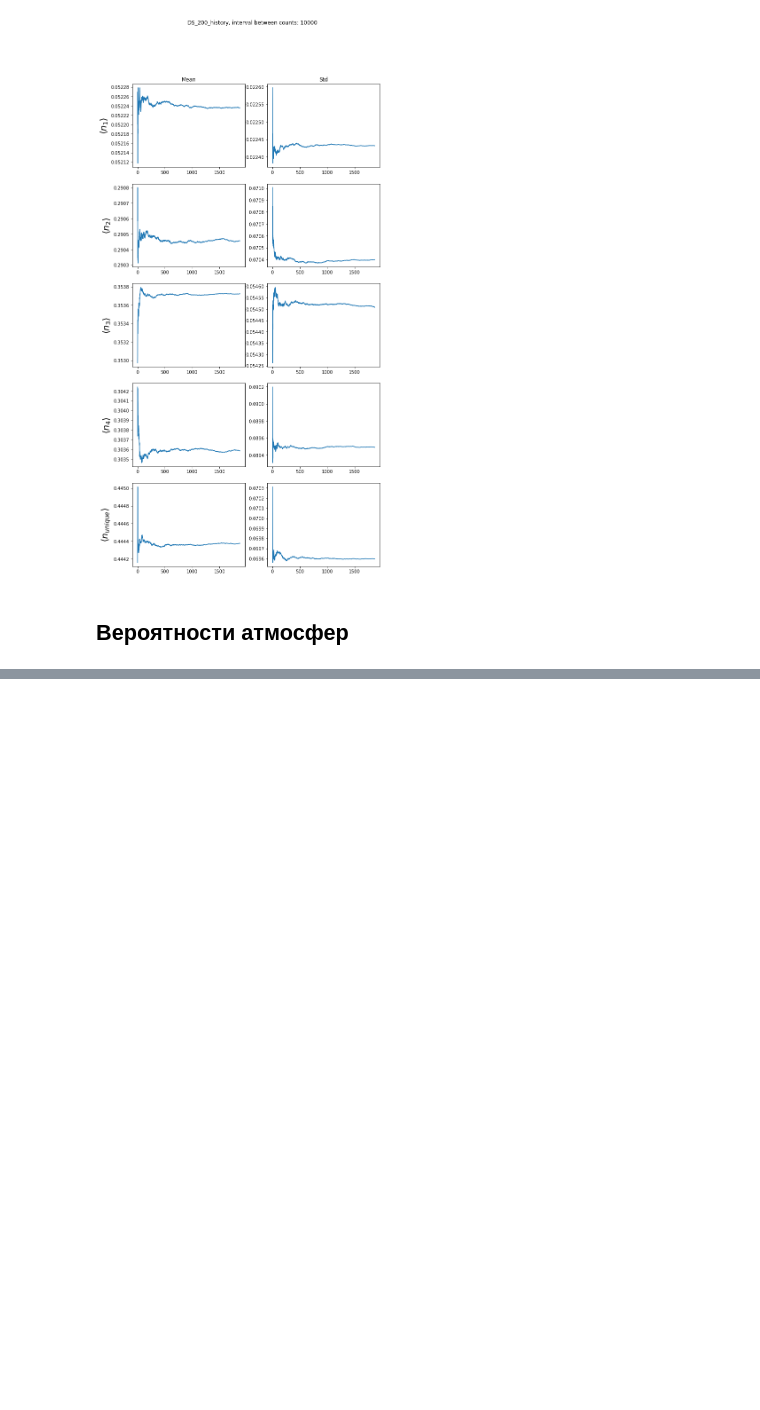
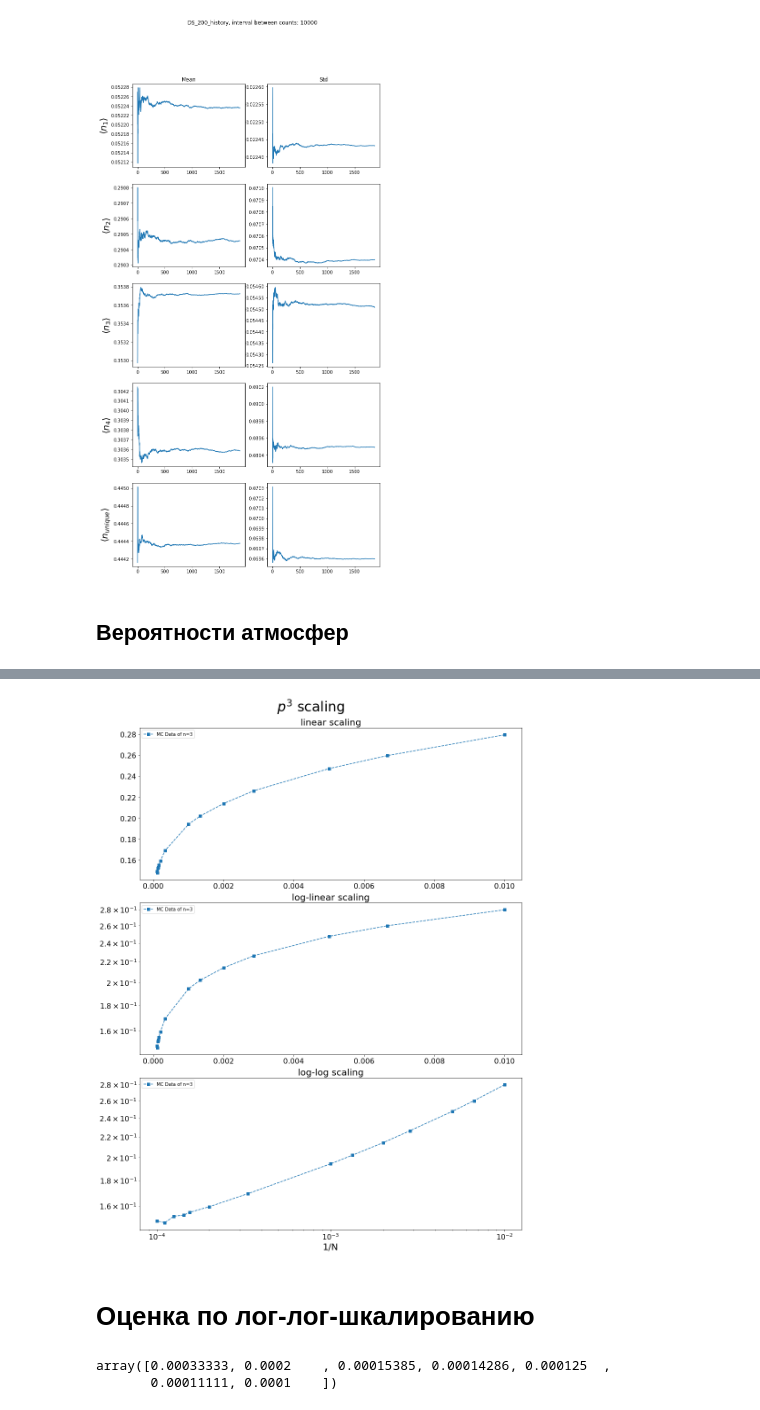
Before and after one commit to Chpel/ProjectMagnet, a Jupyter notebook: Расчёты .ipynb/Drunken_Sailor_v2.ipynb, the cells around one changed output, grey strips where cells are left out. Cells and saved outputs as stored; diff of their text form; code cells hidden in the pictures; blank space fills up the shorter version.

```diff
--- a/Расчёты .ipynb/Drunken_Sailor_v2.ipynb
+++ b/Расчёты .ipynb/Drunken_Sailor_v2.ipynb
@@ -252,0 +276,8 @@ def full_scaling(x, y, dy, n, image_name=None):
+# %%
+x = data['1/N']
+y = data['p3']
+full_scaling(x, y, None, 3)
+# %% [output]
+[figure, added]
+# %% [markdown]
+# Оценка по лог-лог-шкалированию
@@ -252,0 +313,5 @@ def full_scaling(x, y, dy, n, image_name=None):
+# %%
+np.array(data['1/N'][7:])
+# %% [output]
+array([0.00033333, 0.0002    , 0.00015385, 0.00014286, 0.000125  ,
+       0.00011111, 0.0001    ])
```
Also changed, not shown: parts of 14 cells of this notebook.
